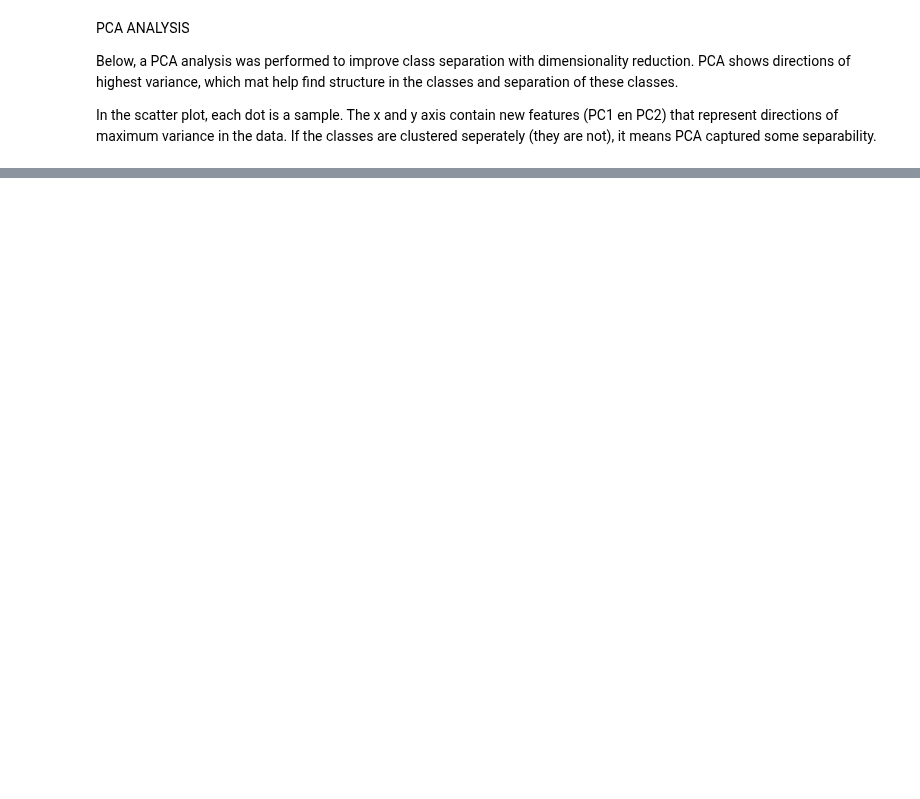
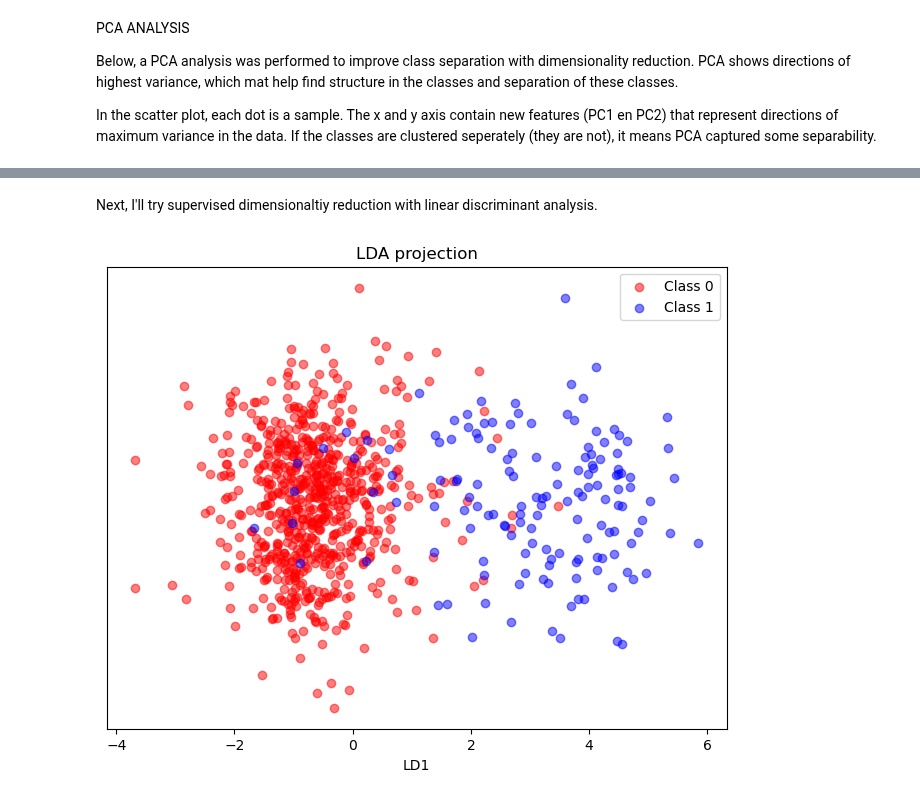
Before and after one commit to A-Bosselaar/TM10007-Machine-Learning-assignment, a Jupyter notebook: assignment_ecg.ipynb, the cells around one changed output, grey strips where cells are left out. Drawn from its saved outputs; the diff is of its cells as text; code cells hidden in the pictures; blank space fills up the shorter version.

```diff
--- a/assignment_ecg.ipynb
+++ b/assignment_ecg.ipynb
@@ -157,0 +155,20 @@ selected_features = results_sorted['feature'].head
+# %% [markdown]
+Next, I'll try supervised dimensionaltiy reduction with linear discriminant analysis.
+# %%
+from sklearn.discriminant_analysis import LinearDiscriminantAnalysis as LDA
+
+lda = LDA(n_components=1)
+x_lda = lda.fit_transform(features, y)
+
+y_scatter = np.random.normal(0, 0.02, size=len(x_lda))
+
+plt.figure(figsize=(8,6))
+plt.scatter(x_lda[y == 0], y_scatter[y == 0], color='red', alpha=0.5, label='Class 0')
+plt.scatter(x_lda[y == 1], y_scatter[y == 1], color='blue', alpha=0.5, label='Class 1')
+plt.title('LDA projection')
+plt.xlabel('LD1')
+plt.yticks([])
+plt.legend()
+plt.show()
+# %% [output]
+[figure, added]
```
Also changed, not shown: parts of 16 cells of this notebook, 1 other file.
